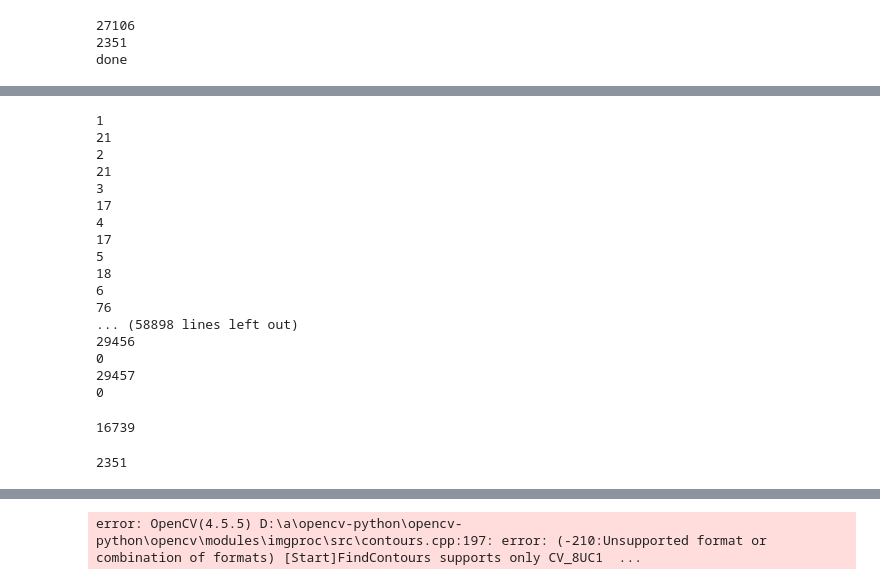
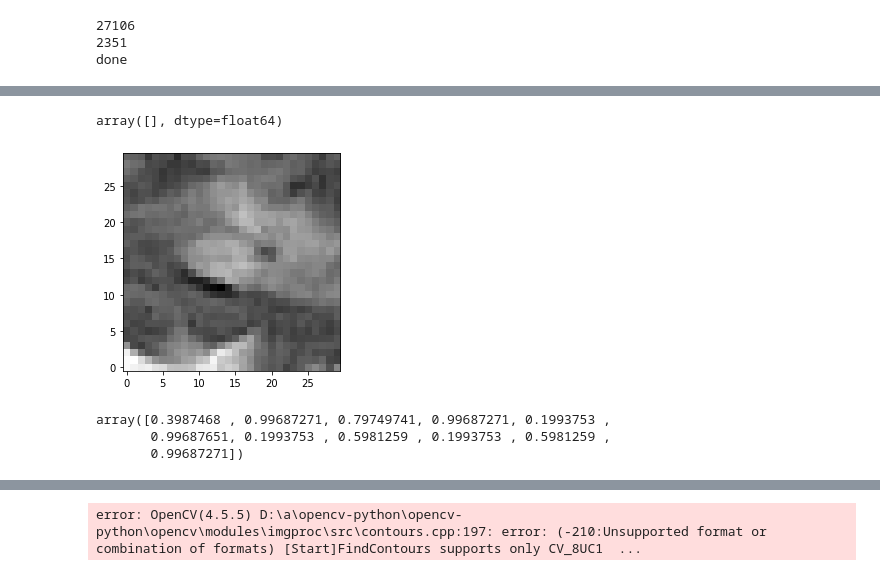
Before and after one commit to ellenwang1/ew-honoursthesis, a Jupyter notebook: Code/rf_iter_4.ipynb, the cells around one changed output, grey strips where cells are left out. Saved outputs shown, nothing was run; the diff lists cells and outputs as text; code cells hidden in the pictures.

```diff
--- a/Code/rf_iter_4.ipynb
+++ b/Code/rf_iter_4.ipynb
@@ -324,46 +286,25 @@ array([[ 8.51311715e+01,  1.79563529e+02,  1.79563529e+02,
-# %%
-array_intensity = []
-i=0
-for val in range(len(X_train)):
-    i = i+1
-    sample = []
-    input_image = X_train[val][7][:, 15, :]*255
-    filterSize =(16,16)
-    kernel = cv2.getStructuringElement(cv2.MORPH_RECT,filterSize)
-    tophat_img = cv2.morphologyEx(input_image, cv2.MORPH_BLACKHAT,kernel)
-    sample.append(i)
-    arr = tophat_img[(tophat_img > 75) & (tophat_img < 150)]
-    print(i)
-    print(len(arr))
-    sample.append(arr)
-    array_intensity.append(sample)
-# %% [output]
-1
-21
-2
-21
-3
-17
-4
-17
-5
-18
-6
-76
-... (58898 lines left out)
-29456
-0
-29457
-0
-# %%
-j=0
-for val in array_intensity:
-    if len(val[1]) > 0:
-        j= j+1
-print(j)
-# %% [output]
-16739
-# %%
-print(sum(Y_train))
-# %% [output]
-2351
+# %%
+orrarr = input_image[(input_image > 18) & (input_image < 19)]
+orrarr
+# %% [output]
+array([], dtype=float64)
+# %%
+# filterSize =(16,16)
+kernel = cv2.getStructuringElement(cv2.MORPH_RECT,filterSize)
+# Reading the image named 'input.jpg'
+input_image = X_train[500][5][:, 15, :]*255
+
+# Applying the Black-Hat operation
+tophat_img = cv2.morphologyEx(input_image, cv2.MORPH_BLACKHAT,kernel)
+edges = canny(tophat_img)
+plt.imshow(tophat_img, cmap="gray", origin="lower")
+plt.show()
+# %% [output]
+[figure, added]
+# %%
+arr = tophat_img[(tophat_img > 0) & (tophat_img < 1)]
+arr
+# %% [output]
+array([0.3987468 , 0.99687271, 0.79749741, 0.99687271, 0.1993753 ,
+       0.99687651, 0.1993753 , 0.5981259 , 0.1993753 , 0.5981259 ,
+       0.99687271])
```
Also changed, not shown: parts of 10 cells of this notebook, 3 other files.
